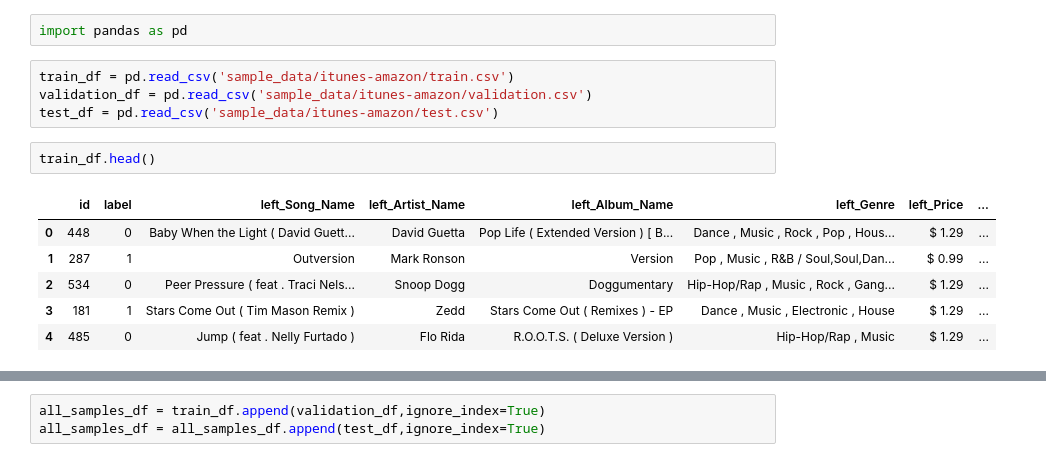
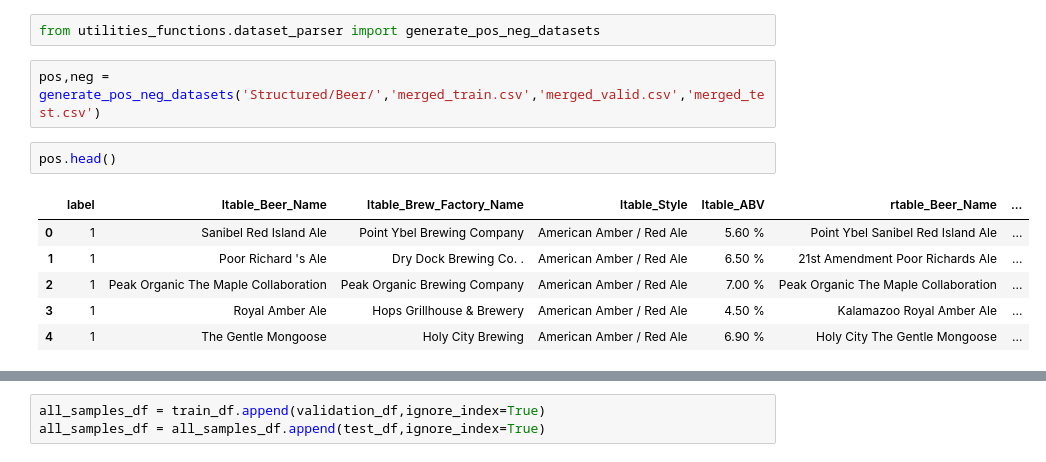
Before and after one commit to vincenzomartello/deepmatcher-experiments, a Jupyter notebook: create_positive_negative_samples.ipynb, the cells around one changed output, grey strips where cells are left out. Drawn from its saved outputs; the diff is of its cells as text.

```diff
--- a/create_positive_negative_samples.ipynb
+++ b/create_positive_negative_samples.ipynb
@@ -1,15 +1,13 @@
-# %%
-import pandas as pd
-# %%
-train_df = pd.read_csv('sample_data/itunes-amazon/train.csv')
-validation_df = pd.read_csv('sample_data/itunes-amazon/validation.csv')
-test_df = pd.read_csv('sample_data/itunes-amazon/test.csv')
+# %%
+from utilities_functions.dataset_parser import generate_pos_neg_datasets
+# %%
+pos,neg = generate_pos_neg_datasets('Structured/Beer/','merged_train.csv','merged_valid.csv','merged_test.csv')
 # %%
-train_df.head()
+pos.head()
 # %% [output]
-|  | id | label | left_Song_Name | left_Artist_Name | left_Album_Name | left_Genre | left_Price | ... |
-| 0 | 448 | 0 | Baby When the Light ( David Guett... | David Guetta | Pop Life ( Extended Version ) [ B... | Dance , Music , Rock , Pop , Hous... | $ 1.29 | ... |
-| 1 | 287 | 1 | Outversion | Mark Ronson | Version | Pop , Music , R&B / Soul,Soul,Dan... | $ 0.99 | ... |
-| 2 | 534 | 0 | Peer Pressure ( feat . Traci Nels... | Snoop Dogg | Doggumentary | Hip-Hop/Rap , Music , Rock , Gang... | $ 1.29 | ... |
-| 3 | 181 | 1 | Stars Come Out ( Tim Mason Remix ) | Zedd | Stars Come Out ( Remixes ) - EP | Dance , Music , Electronic , House | $ 1.29 | ... |
-| 4 | 485 | 0 | Jump ( feat . Nelly Furtado ) | Flo Rida | R.O.O.T.S. ( Deluxe Version ) | Hip-Hop/Rap , Music | $ 1.29 | ... |
+|  | label | ltable_Beer_Name | ltable_Brew_Factory_Name | ltable_Style | ltable_ABV | rtable_Beer_Name | ... |
+| 0 | 1 | Sanibel Red Island Ale | Point Ybel Brewing Company | American Amber / Red Ale | 5.60 % | Point Ybel Sanibel Red Island Ale | ... |
+| 1 | 1 | Poor Richard 's Ale | Dry Dock Brewing Co. . | American Amber / Red Ale | 6.50 % | 21st Amendment Poor Richards Ale | ... |
+| 2 | 1 | Peak Organic The Maple Collaboration | Peak Organic Brewing Company | American Amber / Red Ale | 7.00 % | Peak Organic The Maple Collaboration | ... |
+| 3 | 1 | Royal Amber Ale | Hops Grillhouse & Brewery | American Amber / Red Ale | 4.50 % | Kalamazoo Royal Amber Ale | ... |
+| 4 | 1 | The Gentle Mongoose | Holy City Brewing | American Amber / Red Ale | 6.90 % | Holy City The Gentle Mongoose | ... |
```
Also changed, not shown: parts of 13 cells of this notebook, 43 other files.
